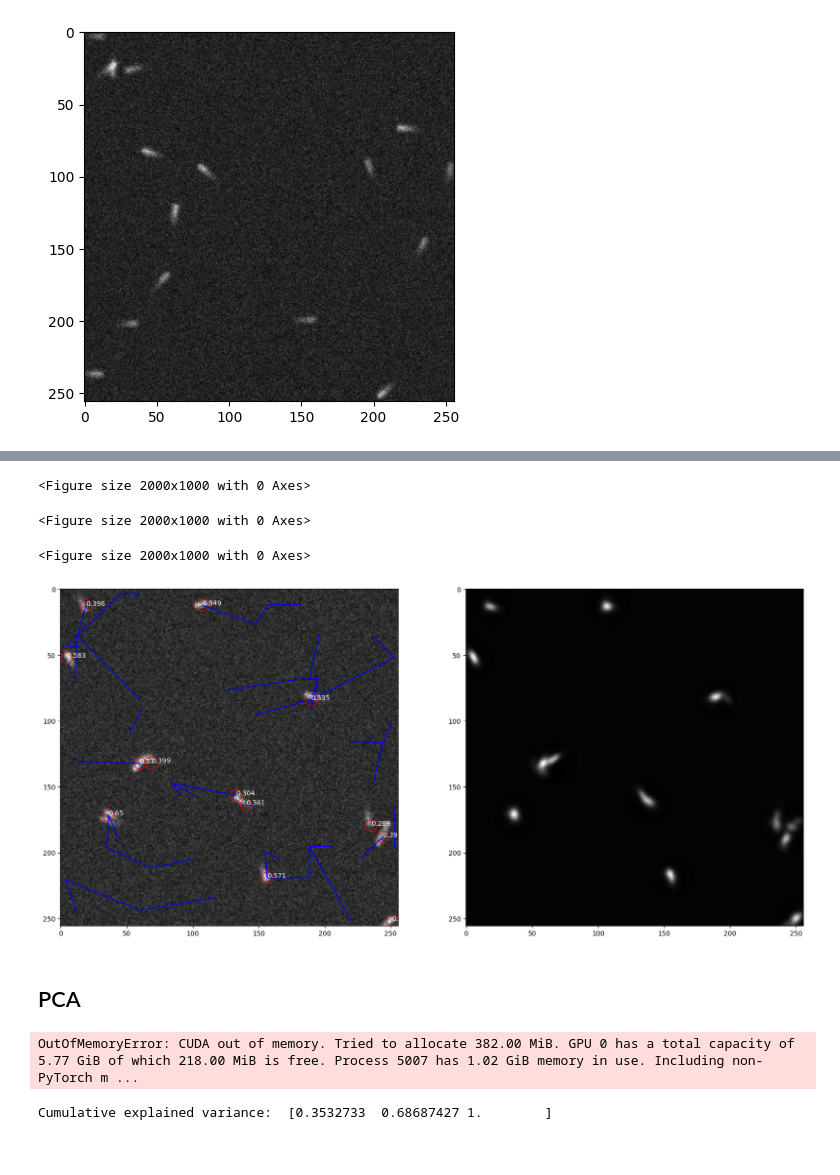
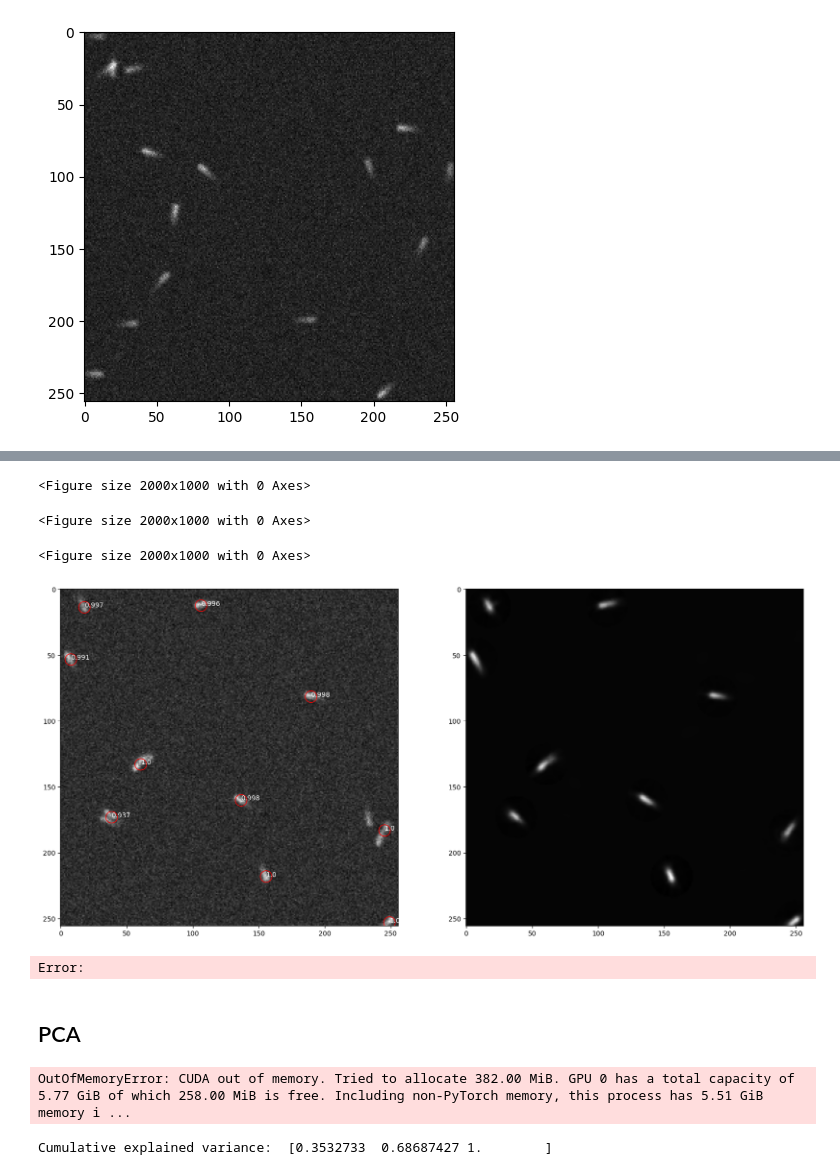
Before and after one commit to GideonJagen/ObjCentricVAE, a Jupyter notebook: test_microtubule.ipynb, the cells around one changed output, grey strips where cells are left out. Drawn from its saved outputs; the diff is of its cells as text; code cells hidden in the pictures.

```diff
--- a/test_microtubule.ipynb
+++ b/test_microtubule.ipynb
@@ -305,10 +305,11 @@ presence_annealing_end = 1000
 
 def beta_annealing(step):
     logs = np.logspace(-4, -2.5, beta_annealing_end) # 8.3 - 7
+    lins = np.linspace(1, 0, beta_annealing_end)
     if step < beta_annealing_end:
-        return 1#logs[int(step)]
+        return lins[step]#logs[int(step)]
     else:
-        return 1#logs[-1]
+        return 0#logs[-1]
 
 def kl_annealing(step):
     logs = np.linspace(0, 1, kl_annealing_end)
@@ -363,7 +364,7 @@ load_model = ""
 
 # General model settings
 num_entities = 25
-latent_dim = 8
+latent_dim = 5
 beta = 1e-4
 object_radius = 16
 combine_method = "sum"
@@ -446,21 +435,26 @@ plt.show()
 # %%
+import importlib
+importlib.reload(utils)
+
 utils.run_test(
     training_images,
     model,
     combine_radius=8,
     plot_num=0,
     num_entities=25,
     pres_floor=0.25,
-    tra_floor=0.1,
+    tra_floor=0.99,
     tail_length=3,
     )
 # %% [output]
 <Figure size 2000x1000 with 0 Axes>
 <Figure size 2000x1000 with 0 Axes>
 <Figure size 2000x1000 with 0 Axes>
-[figure, old version]
+[figure, new version]
 # %%
 torch.save(model.state_dict(), "../state_dicts/model-microtubuler-256px-10.pth")
+# %% [output]
+Error:
 # %% [markdown]
 ## PCA
 # %%
@@ -486,7 +480,7 @@ new_latents = new_latents[presence, :]
 
 color = np.ones((latents.shape[0]))*1
 # %% [output]
-OutOfMemoryError: CUDA out of memory. Tried to allocate 382.00 MiB. GPU 0 has a total capacity of 5.77 GiB of which 218.00 MiB is free. Process 5007 has 1.02 GiB memory in use. Including non-PyTorch m ...
+OutOfMemoryError: CUDA out of memory. Tried to allocate 382.00 MiB. GPU 0 has a total capacity of 5.77 GiB of which 258.00 MiB is free. Including non-PyTorch memory, this process has 5.51 GiB memory i ...
 # %%
 plt.figure(figsize=(10, 10))
 pca_data, _ = utils.pca(latents)
```
Also changed, not shown: parts of 4 cells of this notebook, 5 other files.
